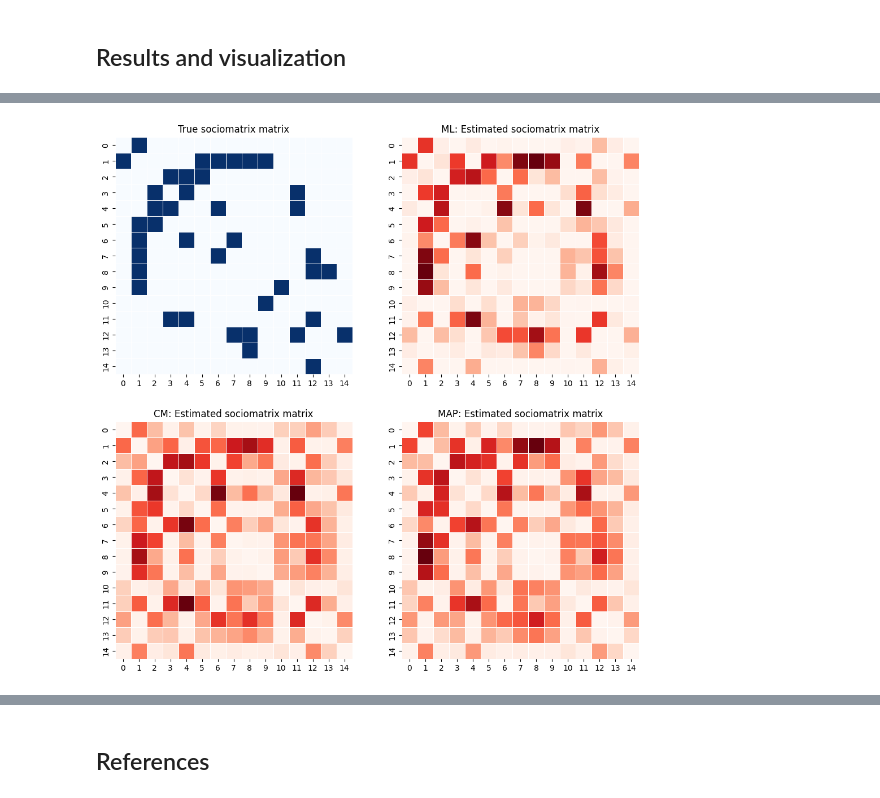
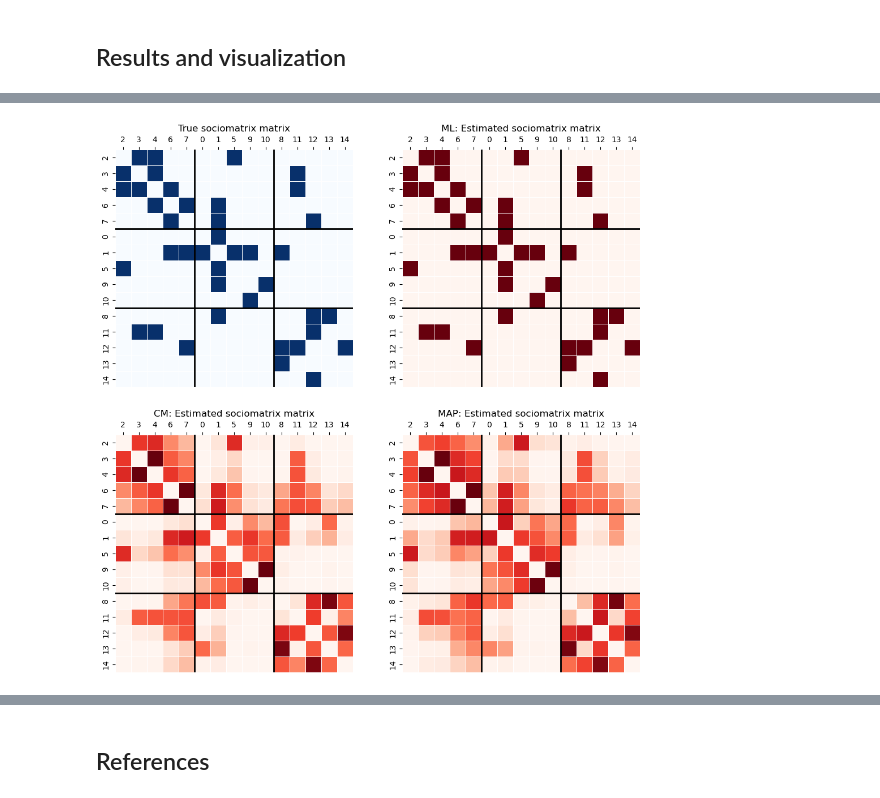
Before and after one commit to cnosa/LatentSpaces_Network_Manifold, a Jupyter notebook: RobustExample/LSMN_Euclidean_2D.ipynb, the cells around one changed output, grey strips where cells are left out. Cells and saved outputs as stored; diff of their text form; code cells hidden in the pictures.

```diff
--- a/RobustExample/LSMN_Euclidean_2D.ipynb
+++ b/RobustExample/LSMN_Euclidean_2D.ipynb
@@ -756,19 +734,0 @@ plot_Z_samples(samples_Z_pp)
-# %%
-palette = sns.color_palette("hls", n)
-plt.figure(figsize=(8, 6))
-for i in range(n):
-    x_cm, y_cm = Z_CM_pp[i]
-    x_map, y_map = Z_MAP_pp[i]
-    x_ml, y_ml = Z0[i]
-    plt.scatter(x_cm, y_cm, color=palette[i], marker='X', s=100, label=f"{i+1} (CM)")
-    plt.scatter(x_map, y_map, color=palette[i], marker='o', s=60, edgecolor='black', label=f"{i+1} (MAP)")
-    plt.scatter(x_ml, y_ml, color=palette[i], marker='s', s=10, edgecolor='black', linewidth=0.5, label=f"{i+1} (ML)")
-
-    plt.plot([x_cm, x_map], [y_cm, y_map], color=palette[i], linestyle='--', alpha=0.4)
-    plt.plot([x_map, x_ml], [y_map, y_ml], color=palette[i], linestyle='--', alpha=0.4)
-plt.xlabel("First dimension")
-plt.ylabel("Second dimension")
-plt.title(r"Comparison between $Z_{CM}$ (X), $Z_{MAP}$ (o), and $Z_{ML}$ (□)")
-plt.grid(True)
-plt.tight_layout()
-plt.show()
@@ -857,29 +776,64 @@ plt.show()
 # %%
-Y_CM_pp = np.zeros((n, n))
+boundaries = []
+for i in range(1, len(np.sort(labels))):
+    if np.sort(labels)[i] != np.sort(labels)[i-1]:
+        boundaries.append(i)
+
+Y_CM = np.zeros((n, n))
 for i in range(n):
     for j in range(n):
         if j != i:
-            Y_CM_pp[i,j] = expit(a_CM_pp * (1 - 0.05 * np.linalg.norm(Z_CM_pp[i] - Z_CM_pp[j])**2))
+            Y_CM[i,j] = expit(a_CM - 0.5 * np.linalg.norm(Z_CM[i] - Z_CM[j])**2)
 
-Y_MAP_pp = np.zeros((n, n))
+Y_CM_sorted = Y_CM[np.argsort(labels), :][:, np.argsort(labels)]
+
+Y_MAP = np.zeros((n, n))
 for i in range(n):
     for j in range(n):
         if j != i:
-            Y_MAP_pp[i,j] = expit(a_MAP_pp * (1 - 0.05 * np.linalg.norm(Z_MAP_pp[i] - Z_MAP_pp[j])**2))
+            Y_MAP[i,j] = expit(a_MAP - 0.5 * np.linalg.norm(Z_MAP[i] - Z_MAP[j])**2)
+
+
+Y_MAP_sorted = Y_MAP[np.argsort(labels), :][:, np.argsort(labels)]
 
 plt.figure(figsize=(12,12))
 plt.subplot(2,2,1)
-sns.heatmap(nx.to_numpy_array(G, dtype=int), annot=False, cmap="Blues", cbar=False, square=True, linewidths=0.5, linecolor='white')
+ax1 = sns.heatmap(nx.to_numpy_array(G, dtype=int)[np.argsort(labels), :][:, np.argsort(labels)], annot=False, cmap="Blues", cbar=False, square=True, linewidths=0.5, linecolor='white',
+            xticklabels=np.argsort(labels), yticklabels=np.argsort(labels))
+ax1.xaxis.set_ticks_position('top')
+ax1.xaxis.set_label_position('top')
+for boundary in boundaries:
+    ax1.axhline(boundary, color='black', linewidth=2)
+    ax1.axvline(boundary, color='black', linewidth=2)
+
 plt.title("True sociomatrix matrix")
 plt.subplot(2,2,2)
-sns.heatmap(Y, annot=False, cmap="Reds", cbar=False, square=True, linewidths=0.5, linecolor='white')
+ax2 = sns.heatmap(Y_ML[np.argsort(labels), :][:, np.argsort(labels)], annot=False, cmap="Reds", cbar=False, square=True, linewidths=0.5, linecolor='white',
+            xticklabels=np.argsort(labels), yticklabels=np.argsort(labels))
+ax2.xaxis.set_ticks_position('top')
+ax2.xaxis.set_label_position('top')
+for boundary in boundaries:
+    ax2.axhline(boundary, color='black', linewidth=2)
+    ax2.axvline(boundary, color='black', linewidth=2)
 plt.title("ML: Estimated sociomatrix matrix")
 plt.subplot(2,2,3)
-sns.heatmap(Y_CM_pp, annot=False, cmap="Reds", cbar=False, square=True, linewidths=0.5, linecolor='white')
+ax3 = sns.heatmap(Y_CM_sorted, annot=False, cmap="Reds", cbar=False, square=True, linewidths=0.5, linecolor='white',
+            xticklabels=np.argsort(labels), yticklabels=np.argsort(labels))
+ax3.xaxis.set_ticks_position('top')
+ax3.xaxis.set_label_position('top')
+for boundary in boundaries:
+    ax3.axhline(boundary, color='black', linewidth=2)
+    ax3.axvline(boundary, color='black', linewidth=2)
 plt.title("CM: Estimated sociomatrix matrix")
 plt.subplot(2,2,4)
-sns.heatmap(Y_MAP_pp, annot=False, cmap="Reds", cbar=False, square=True, linewidths=0.5, linecolor='white')
+ax4 = sns.heatmap(Y_MAP_sorted, annot=False, cmap="Reds", cbar=False, square=True, linewidths=0.5, linecolor='white',
+            xticklabels=np.argsort(labels), yticklabels=np.argsort(labels))
+ax4.xaxis.set_ticks_position('top')
+ax4.xaxis.set_label_position('top')
+for boundary in boundaries:
+    ax4.axhline(boundary, color='black', linewidth=2)
+    ax4.axvline(boundary, color='black', linewidth=2)
 plt.title("MAP: Estimated sociomatrix matrix")
 plt.show()
 # %% [output]
-[figure, old version]
+[figure, new version]
```
Also changed, not shown: parts of 69 cells of this notebook, 4 other files.
